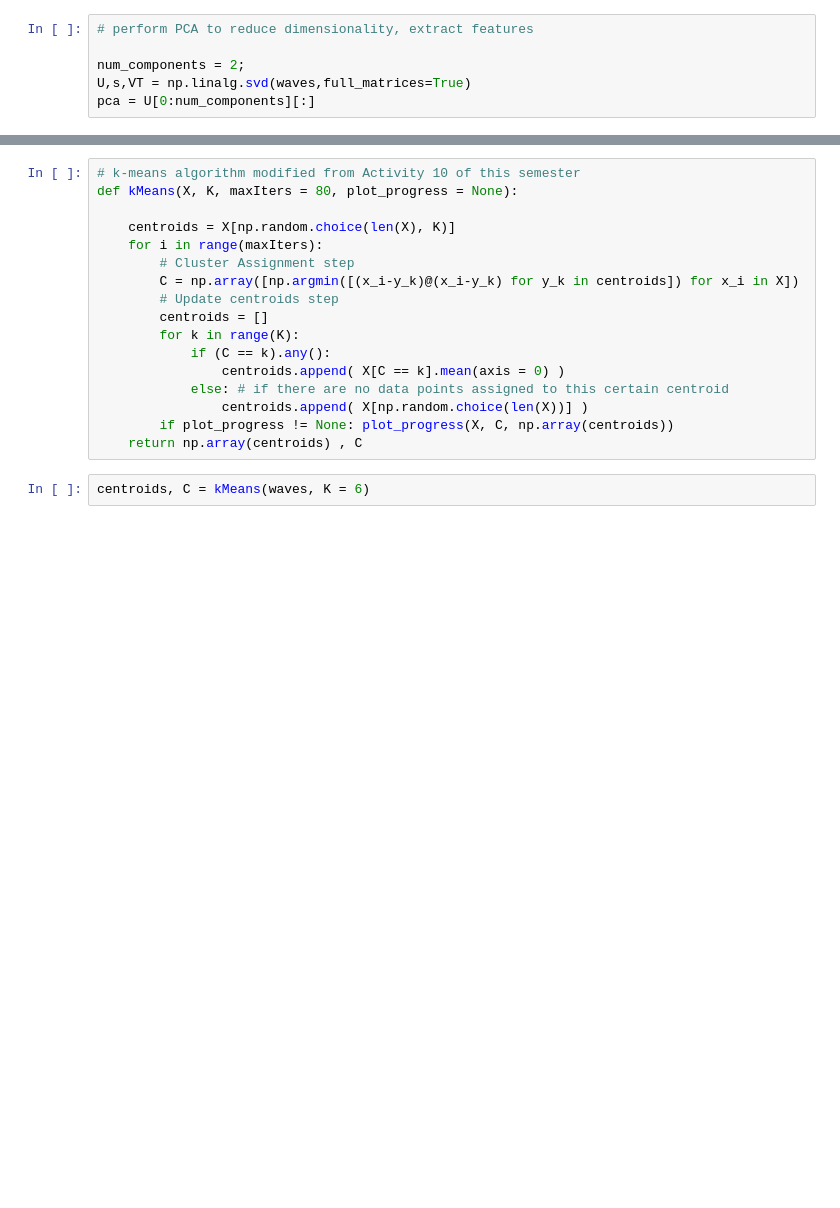
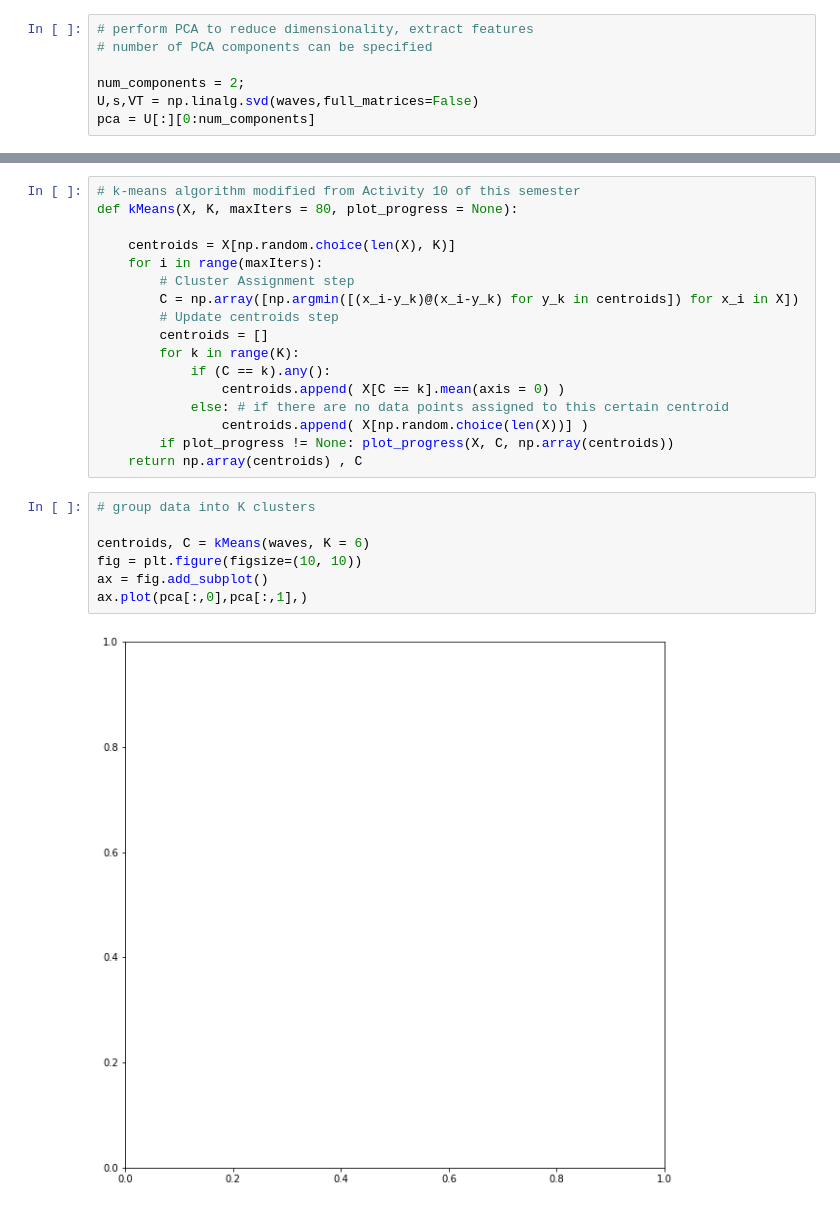
Before and after one commit to bfernandes1998/SpikeSort, a Jupyter notebook: SpikeSortActivity.ipynb, the cells around one changed output, grey strips where cells are left out. Saved outputs shown, nothing was run; the diff lists cells and outputs as text; blank space fills up the shorter version.

```diff
--- a/SpikeSortActivity.ipynb
+++ b/SpikeSortActivity.ipynb
@@ -119,8 +119,9 @@ for i in range(waves.shape[1]):
 # Clustering spikes with similar characteristics
 # %%
 # perform PCA to reduce dimensionality, extract features
+# number of PCA components can be specified
 
 num_components = 2;
-U,s,VT = np.linalg.svd(waves,full_matrices=True)
-pca = U[0:num_components][:]
+U,s,VT = np.linalg.svd(waves,full_matrices=False)
+pca = U[:][0:num_components]
 # %% [output]
@@ -158,5 +143,12 @@ def kMeans(X, K, maxIters = 80, plot_progress = None):
                 centroids.append( X[np.random.choice(len(X))] )
         if plot_progress != None: plot_progress(X, C, np.array(centroids))
     return np.array(centroids) , C
-# %%
-centroids, C = kMeans(waves, K = 6)
+# %%
+# group data into K clusters
+
+centroids, C = kMeans(waves, K = 6)
+fig = plt.figure(figsize=(10, 10))
+ax = fig.add_subplot()
+ax.plot(pca[:,0],pca[:,1],)
+# %% [output]
+[figure, added]
```
Also changed, not shown: parts of 1 cell of this notebook.
